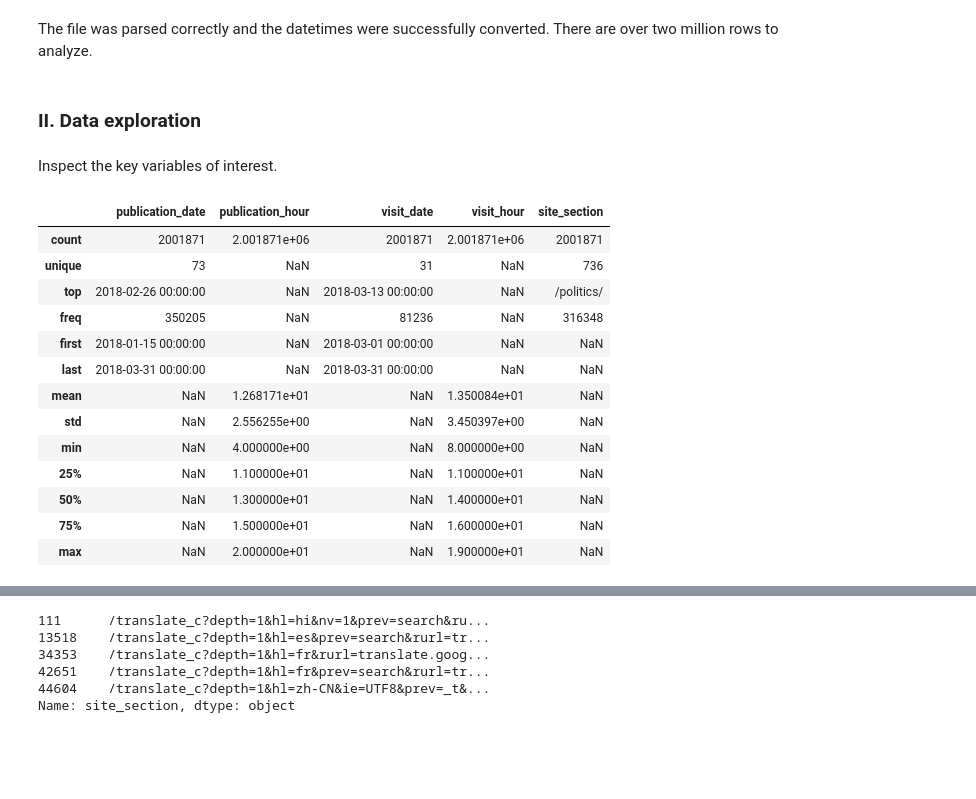
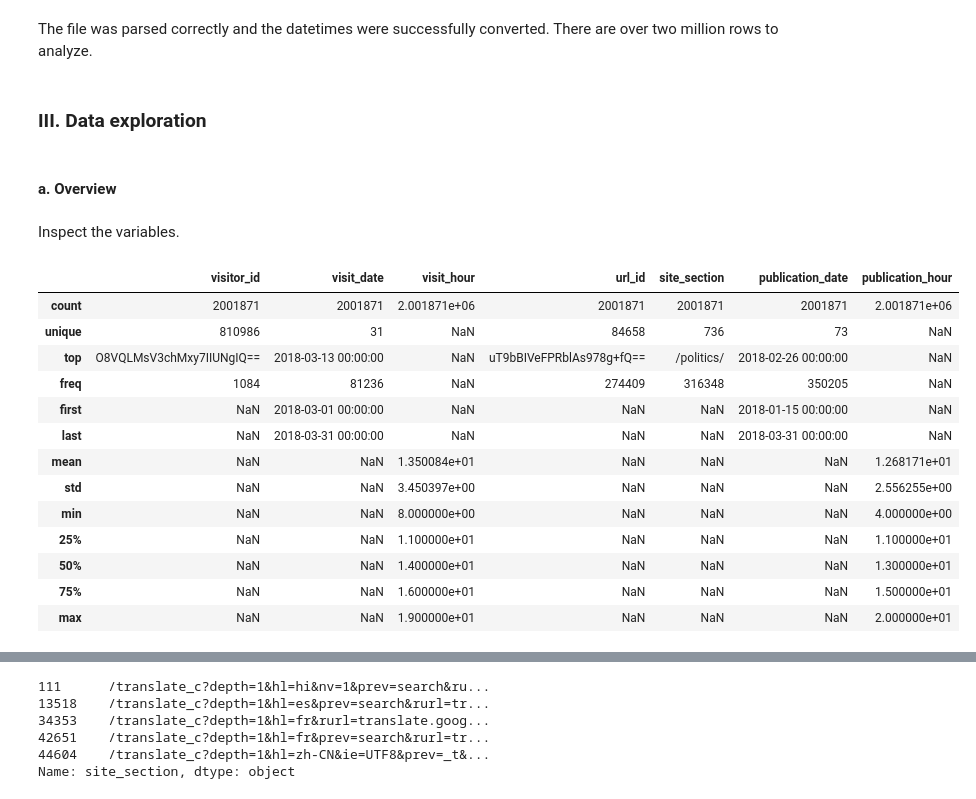
Before and after one commit to dan55/atlantic-elkin, a Jupyter notebook: analysis.ipynb, the cells around one changed output, grey strips where cells are left out. Cells and saved outputs as stored; diff of their text form; code cells hidden in the pictures; blank space fills up the shorter version.

```diff
--- a/analysis.ipynb
+++ b/analysis.ipynb
@@ -76,25 +103,26 @@ df.head()
 # %% [markdown]
 The file was parsed correctly and the datetimes were successfully converted. There are over two million rows to analyze.
 # %% [markdown]
-### II. Data exploration
+### III. Data exploration <a id="eda" />
+# %% [markdown]
+#### a. Overview <a id="overview" />
 # %% [markdown]
-Inspect the key variables of interest.
+Inspect the variables.
-# %%
-cols = ["publication_date", "publication_hour", "visit_date", "visit_hour", "site_section"]
-df[cols].describe(include="all")
-# %% [output]
-|  | publication_date | publication_hour | visit_date | visit_hour | site_section |
-| count | 2001871 | 2.001871e+06 | 2001871 | 2.001871e+06 | 2001871 |
-| unique | 73 | NaN | 31 | NaN | 736 |
-| top | 2018-02-26 00:00:00 | NaN | 2018-03-13 00:00:00 | NaN | /politics/ |
-| freq | 350205 | NaN | 81236 | NaN | 316348 |
-| first | 2018-01-15 00:00:00 | NaN | 2018-03-01 00:00:00 | NaN | NaN |
-| last | 2018-03-31 00:00:00 | NaN | 2018-03-31 00:00:00 | NaN | NaN |
-| mean | NaN | 1.268171e+01 | NaN | 1.350084e+01 | NaN |
-| std | NaN | 2.556255e+00 | NaN | 3.450397e+00 | NaN |
-| min | NaN | 4.000000e+00 | NaN | 8.000000e+00 | NaN |
-| 25% | NaN | 1.100000e+01 | NaN | 1.100000e+01 | NaN |
-| 50% | NaN | 1.300000e+01 | NaN | 1.400000e+01 | NaN |
-| 75% | NaN | 1.500000e+01 | NaN | 1.600000e+01 | NaN |
-| max | NaN | 2.000000e+01 | NaN | 1.900000e+01 | NaN |
+# %%
+df.describe(include="all")
+# %% [output]
+|  | visitor_id | visit_date | visit_hour | url_id | site_section | publication_date | publication_hour |
+| count | 2001871 | 2001871 | 2.001871e+06 | 2001871 | 2001871 | 2001871 | 2.001871e+06 |
+| unique | 810986 | 31 | NaN | 84658 | 736 | 73 | NaN |
+| top | O8VQLMsV3chMxy7IIUNgIQ== | 2018-03-13 00:00:00 | NaN | uT9bBIVeFPRblAs978g+fQ== | /politics/ | 2018-02-26 00:00:00 | NaN |
+| freq | 1084 | 81236 | NaN | 274409 | 316348 | 350205 | NaN |
+| first | NaN | 2018-03-01 00:00:00 | NaN | NaN | NaN | 2018-01-15 00:00:00 | NaN |
+| last | NaN | 2018-03-31 00:00:00 | NaN | NaN | NaN | 2018-03-31 00:00:00 | NaN |
+| mean | NaN | NaN | 1.350084e+01 | NaN | NaN | NaN | 1.268171e+01 |
+| std | NaN | NaN | 3.450397e+00 | NaN | NaN | NaN | 2.556255e+00 |
+| min | NaN | NaN | 8.000000e+00 | NaN | NaN | NaN | 4.000000e+00 |
+| 25% | NaN | NaN | 1.100000e+01 | NaN | NaN | NaN | 1.100000e+01 |
+| 50% | NaN | NaN | 1.400000e+01 | NaN | NaN | NaN | 1.300000e+01 |
+| 75% | NaN | NaN | 1.600000e+01 | NaN | NaN | NaN | 1.500000e+01 |
+| max | NaN | NaN | 1.900000e+01 | NaN | NaN | NaN | 2.000000e+01 |
 # %% [markdown]
```
Also changed, not shown: parts of 37 cells of this notebook.
